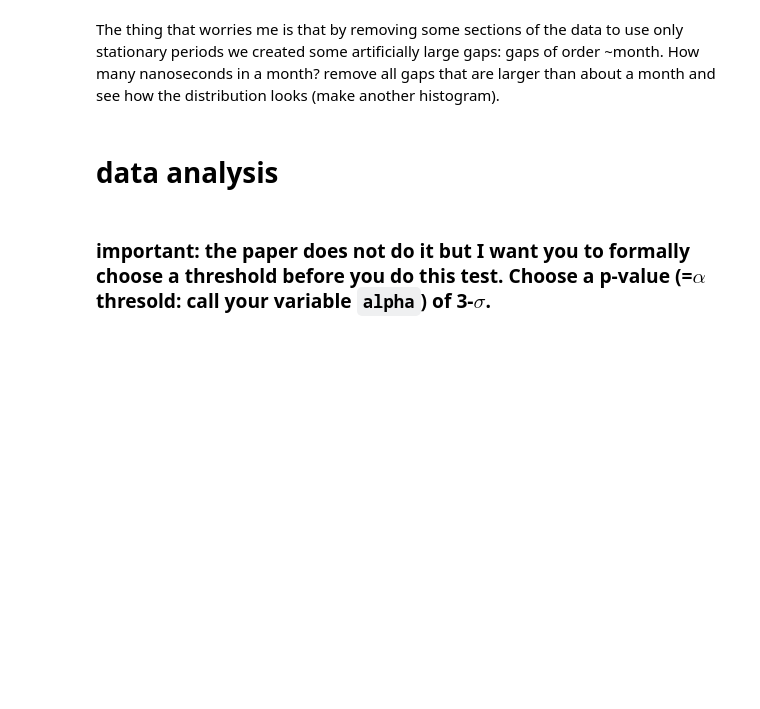
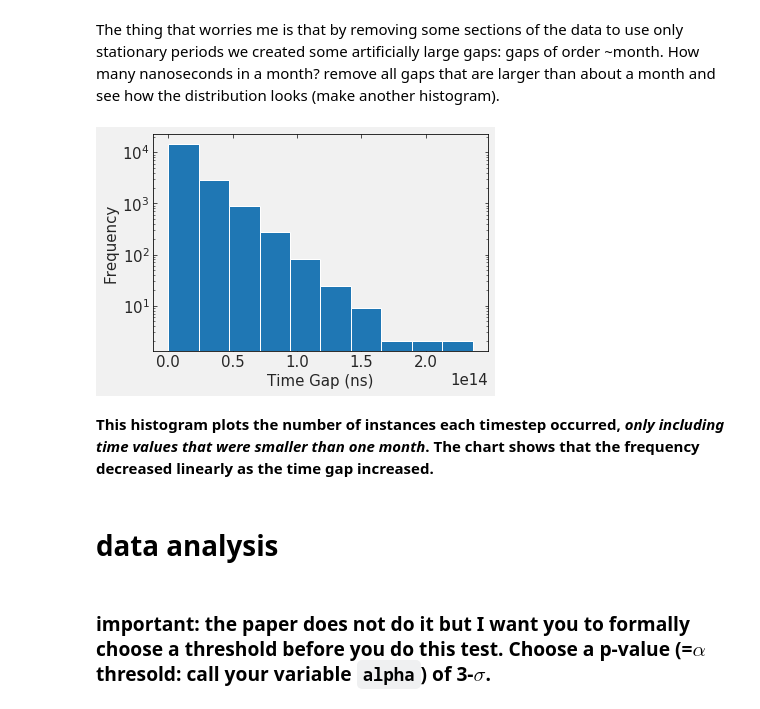
Before and after one commit to DesiPilla/DSPS_dPilla, a Jupyter notebook: HW3/KS_earthquakes.ipynb, the cells around one changed output. Saved outputs shown, nothing was run; the diff lists cells and outputs as text; code cells hidden in the pictures; blank space fills up the shorter version.

```diff
--- a/HW3/KS_earthquakes.ipynb
+++ b/HW3/KS_earthquakes.ipynb
@@ -334,3 +334,12 @@ The thing that worries me is that by removing some sections of the data to use o
+# %%
+monthNanoSeconds = 2.6283e+15
+pl.hist(data[data['gaps'] <= monthNanoSeconds]['gaps'], log = True);
+pl.xlabel('Time Gap (ns)');
+pl.ylabel('Frequency');
+# %% [output]
+[figure, added]
+# %% [markdown]
+**This histogram plots the number of instances each timestep occurred, *only including time values that were smaller than one month*. The chart shows that the frequency decreased linearly as the time gap increased.**
 # %% [markdown]
 # data analysis
 # %% [markdown]
```
Also changed, not shown: parts of 8 cells of this notebook.
